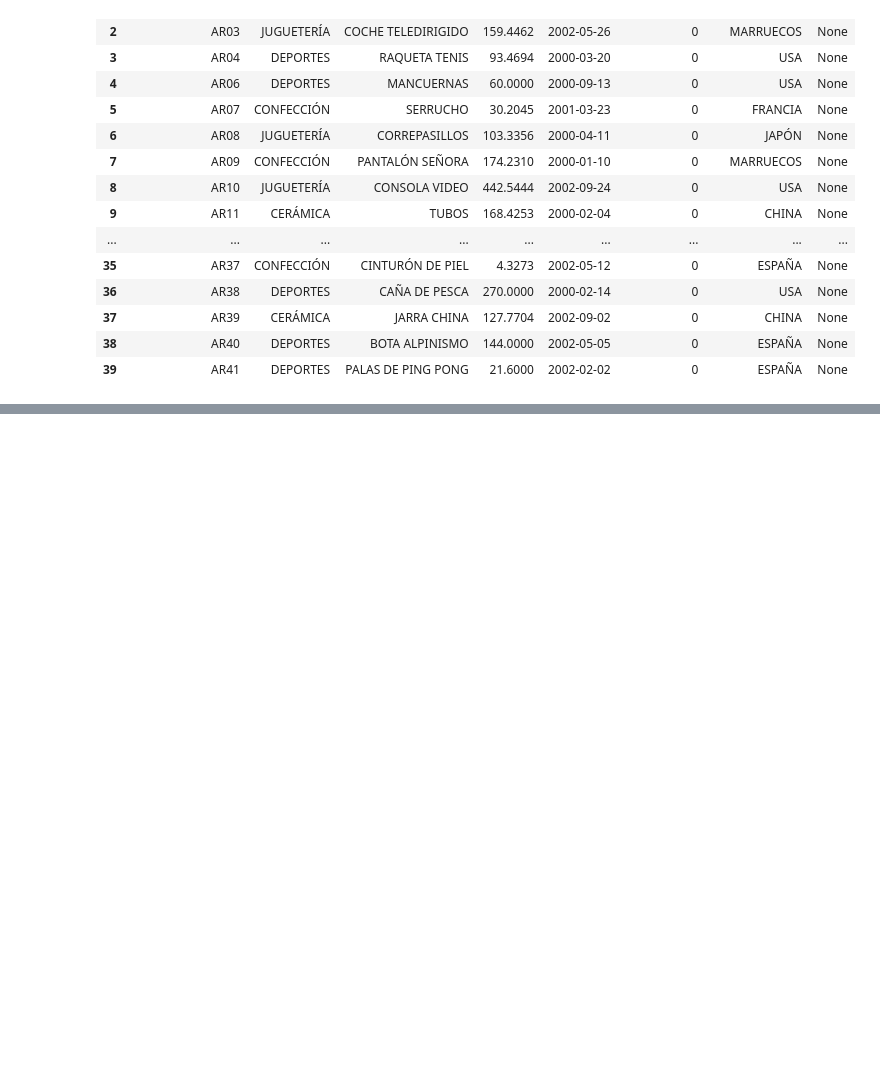
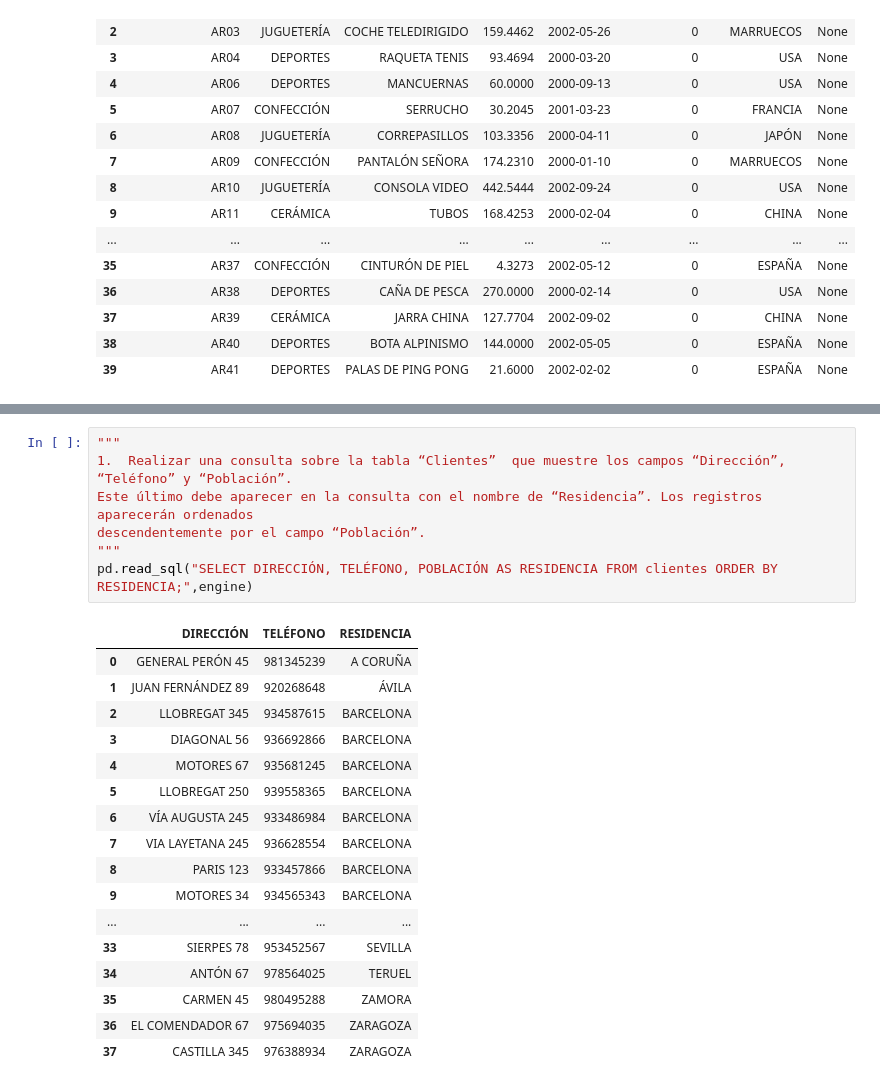
Before and after one commit to preciii7/practica_programacion, a Jupyter notebook: sql/mas_ejercicios_practica.ipynb, the cells around one changed output, grey strips where cells are left out. Saved outputs shown, nothing was run; the diff lists cells and outputs as text; blank space fills up the shorter version.

```diff
--- a/sql/mas_ejercicios_practica.ipynb
+++ b/sql/mas_ejercicios_practica.ipynb
@@ -376,3 +374,28 @@ pd.read_sql("SELECT SECCIÓN, MAX(PRECIO) FROM productos WHERE SECCIÓN='CONFECC
 # %% [output]
 |  | SECCIÓN | MAX(PRECIO) |
 | 0 | CONFECCIÓN | 500000.0 |
+# %%
+"""
+1.	Realizar una consulta sobre la tabla “Clientes”  que muestre los campos “Dirección”, “Teléfono” y “Población”.
+Este último debe aparecer en la consulta con el nombre de “Residencia”. Los registros aparecerán ordenados
+descendentemente por el campo “Población”.
+"""
+pd.read_sql("SELECT DIRECCIÓN, TELÉFONO, POBLACIÓN AS RESIDENCIA FROM clientes ORDER BY RESIDENCIA;",engine)
+# %% [output]
+|  | DIRECCIÓN | TELÉFONO | RESIDENCIA |
+| 0 | GENERAL PERÓN 45 | 981345239 | A CORUÑA |
+| 1 | JUAN FERNÁNDEZ 89 | 920268648 | ÁVILA |
+| 2 | LLOBREGAT 345 | 934587615 | BARCELONA |
+| 3 | DIAGONAL 56 | 936692866 | BARCELONA |
+| 4 | MOTORES 67 | 935681245 | BARCELONA |
+| 5 | LLOBREGAT 250 | 939558365 | BARCELONA |
+| 6 | VÍA AUGUSTA 245 | 933486984 | BARCELONA |
+| 7 | VIA LAYETANA 245 | 936628554 | BARCELONA |
+| 8 | PARIS 123 | 933457866 | BARCELONA |
+| 9 | MOTORES 34 | 934565343 | BARCELONA |
+| ... | ... | ... | ... |
+| 33 | SIERPES 78 | 953452567 | SEVILLA |
+| 34 | ANTÓN 67 | 978564025 | TERUEL |
+| 35 | CARMEN 45 | 980495288 | ZAMORA |
+| 36 | EL COMENDADOR 67 | 975694035 | ZARAGOZA |
+| 37 | CASTILLA 345 | 976388934 | ZARAGOZA |
```
Also changed, not shown: parts of 11 cells of this notebook.
